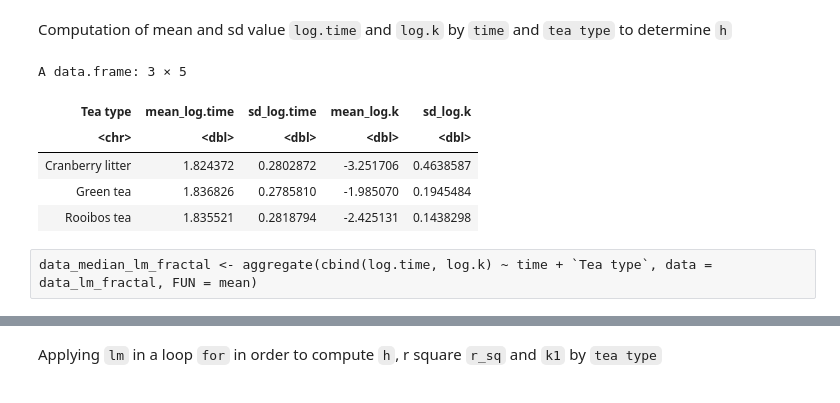
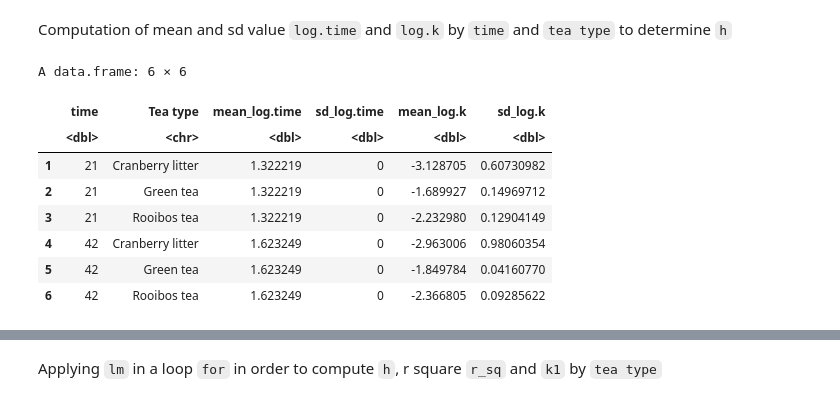
Before and after one commit to DosouYovoW/TeaBag_Projet, a Jupyter notebook: stats.ipynb, the cells around one changed output, grey strips where cells are left out. Saved outputs shown, nothing was run; the diff lists cells and outputs as text; code cells hidden in the pictures.

```diff
--- a/stats.ipynb
+++ b/stats.ipynb
@@ -852,18 +853,19 @@ h = -slope
 # %% [markdown]
 Computation of mean and sd value `log.time` and `log.k` by `time` and `tea type` to determine `h`
 # %%
-log_meanSD <- ddply(data_lm_fractal, ~ `Tea type`,
+log_meanSD <- ddply(data_lm_fractal, ~ time + `Tea type`,
       summarise, mean_log.time = mean(`log.time`, na.rm = TRUE),
                             sd_log.time = sd(`log.time`, na.rm = TRUE),
                             mean_log.k = mean(`log.k`, na.rm = TRUE),
                             sd_log.k = sd(`log.k`, na.rm = TRUE))
-log_meanSD
+head(log_meanSD)
 # %% [output]
-A data.frame: 3 × 5
+A data.frame: 6 × 6
-| Tea type | mean_log.time | sd_log.time | mean_log.k | sd_log.k |
-| <chr> | <dbl> | <dbl> | <dbl> | <dbl> |
-| Cranberry litter | 1.824372 | 0.2802872 | -3.251706 | 0.4638587 |
-| Green tea | 1.836826 | 0.2785810 | -1.985070 | 0.1945484 |
-| Rooibos tea | 1.835521 | 0.2818794 | -2.425131 | 0.1438298 |
+|  | time | Tea type | mean_log.time | sd_log.time | mean_log.k | sd_log.k |
+|  | <dbl> | <chr> | <dbl> | <dbl> | <dbl> | <dbl> |
+| 1 | 21 | Cranberry litter | 1.322219 | 0 | -3.128705 | 0.60730982 |
+| 2 | 21 | Green tea | 1.322219 | 0 | -1.689927 | 0.14969712 |
+| 3 | 21 | Rooibos tea | 1.322219 | 0 | -2.232980 | 0.12904149 |
+| 4 | 42 | Cranberry litter | 1.623249 | 0 | -2.963006 | 0.98060354 |
+| 5 | 42 | Green tea | 1.623249 | 0 | -1.849784 | 0.04160770 |
+| 6 | 42 | Rooibos tea | 1.623249 | 0 | -2.366805 | 0.09285622 |
-# %% [raw]
-data_median_lm_fractal <- aggregate(cbind(log.time, log.k) ~ time + `Tea type`, data = data_lm_fractal, FUN = mean)
```
Also changed, not shown: parts of 23 cells of this notebook, 2 other files.
